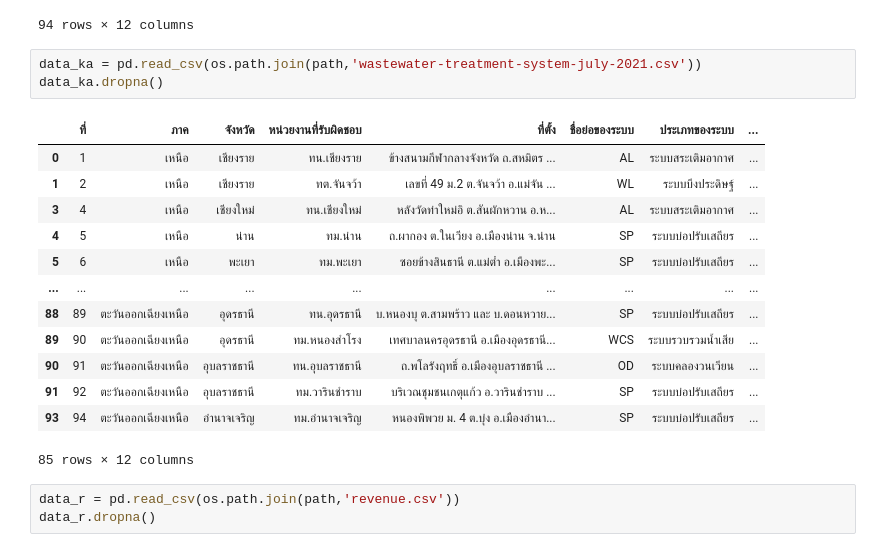
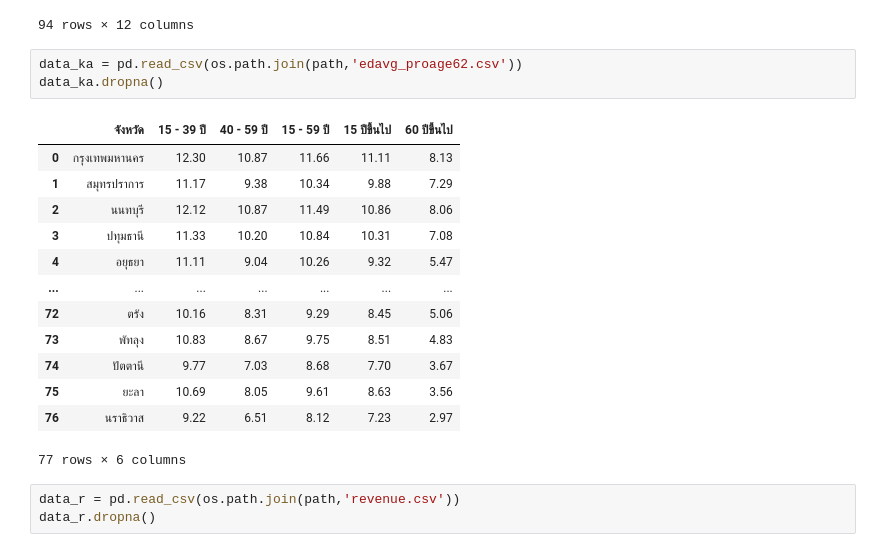
Before and after one commit to proditor002/-DWDM21_, a Jupyter notebook: Project for Group.ipynb, the cells around one changed output. Saved outputs shown, nothing was run; the diff lists cells and outputs as text.

```diff
--- a/Project for Group.ipynb
+++ b/Project for Group.ipynb
@@ -28,22 +28,22 @@ data_k
 | 93 | 94 | ตะวันออกเฉียงเหนือ | อำนาจเจริญ | ทม.อำนาจเจริญ | หนองพิพวย ม. 4 ต.บุ่ง อ.เมืองอำนา... | SP | ระบบบ่อปรับเสถียร | ... |
 94 rows × 12 columns
 # %%
-data_ka = pd.read_csv(os.path.join(path,'wastewater-treatment-system-july-2021.csv'))
+data_ka = pd.read_csv(os.path.join(path,'edavg_proage62.csv'))
 data_ka.dropna()
 # %% [output]
-|  | ที่ | ภาค | จังหวัด | หน่วยงานที่รับผิดชอบ | ที่ตั้ง | ชื่อย่อของระบบ | ประเภทของระบบ | ... |
-| 0 | 1 | เหนือ | เชียงราย | ทน.เชียงราย | ข้างสนามกีฬากลางจังหวัด ถ.สหมิตร ... | AL | ระบบสระเติมอากาศ | ... |
-| 1 | 2 | เหนือ | เชียงราย | ทต.จันจว้า | เลขที่ 49 ม.2 ต.จันจว้า อ.แม่จัน ... | WL | ระบบบึงประดิษฐ์ | ... |
-| 3 | 4 | เหนือ | เชียงใหม่ | ทน.เชียงใหม่ | หลังวัดท่าใหม่อิ ต.สันผักหวาน อ.ห... | AL | ระบบสระเติมอากาศ | ... |
-| 4 | 5 | เหนือ | น่าน | ทม.น่าน | ถ.ผากอง ต.ในเวียง อ.เมืองน่าน จ.น่าน | SP | ระบบบ่อปรับเสถียร | ... |
-| 5 | 6 | เหนือ | พะเยา | ทม.พะเยา | ซอยข้างสินธานี ต.แม่ต๋ำ อ.เมืองพะ... | SP | ระบบบ่อปรับเสถียร | ... |
-| ... | ... | ... | ... | ... | ... | ... | ... | ... |
-| 88 | 89 | ตะวันออกเฉียงเหนือ | อุดรธานี | ทน.อุดรธานี | บ.หนองบุ ต.สามพร้าว และ บ.ดอนหวาย... | SP | ระบบบ่อปรับเสถียร | ... |
-| 89 | 90 | ตะวันออกเฉียงเหนือ | อุดรธานี | ทม.หนองสำโรง | เทศบาลนครอุดรธานี อ.เมืองอุดรธานี... | WCS | ระบบรวบรวมน้ำเสีย | ... |
-| 90 | 91 | ตะวันออกเฉียงเหนือ | อุบลราชธานี | ทน.อุบลราชธานี | ถ.พโลรังฤทธิ์ อ.เมืองอุบลราชธานี ... | OD | ระบบคลองวนเวียน | ... |
-| 91 | 92 | ตะวันออกเฉียงเหนือ | อุบลราชธานี | ทม.วารินชำราบ | บริเวณชุมชนเกตุแก้ว อ.วารินชำราบ ... | SP | ระบบบ่อปรับเสถียร | ... |
-| 93 | 94 | ตะวันออกเฉียงเหนือ | อำนาจเจริญ | ทม.อำนาจเจริญ | หนองพิพวย ม. 4 ต.บุ่ง อ.เมืองอำนา... | SP | ระบบบ่อปรับเสถียร | ... |
+|  | จังหวัด | 15 - 39 ปี | 40 - 59 ปี | 15 - 59 ปี | 15 ปีขึ้นไป | 60 ปีขึ้นไป |
+| 0 | กรุงเทพมหานคร | 12.30 | 10.87 | 11.66 | 11.11 | 8.13 |
+| 1 | สมุทรปราการ | 11.17 | 9.38 | 10.34 | 9.88 | 7.29 |
+| 2 | นนทบุรี | 12.12 | 10.87 | 11.49 | 10.86 | 8.06 |
+| 3 | ปทุมธานี | 11.33 | 10.20 | 10.84 | 10.31 | 7.08 |
+| 4 | อยุธยา | 11.11 | 9.04 | 10.26 | 9.32 | 5.47 |
+| ... | ... | ... | ... | ... | ... | ... |
+| 72 | ตรัง | 10.16 | 8.31 | 9.29 | 8.45 | 5.06 |
+| 73 | พัทลุง | 10.83 | 8.67 | 9.75 | 8.51 | 4.83 |
+| 74 | ปัตตานี | 9.77 | 7.03 | 8.68 | 7.70 | 3.67 |
+| 75 | ยะลา | 10.69 | 8.05 | 9.61 | 8.63 | 3.56 |
+| 76 | นราธิวาส | 9.22 | 6.51 | 8.12 | 7.23 | 2.97 |
-85 rows × 12 columns
+77 rows × 6 columns
 # %%
 data_r = pd.read_csv(os.path.join(path,'revenue.csv'))
 data_r.dropna()
```
Also changed, not shown: parts of 13 cells of this notebook.
